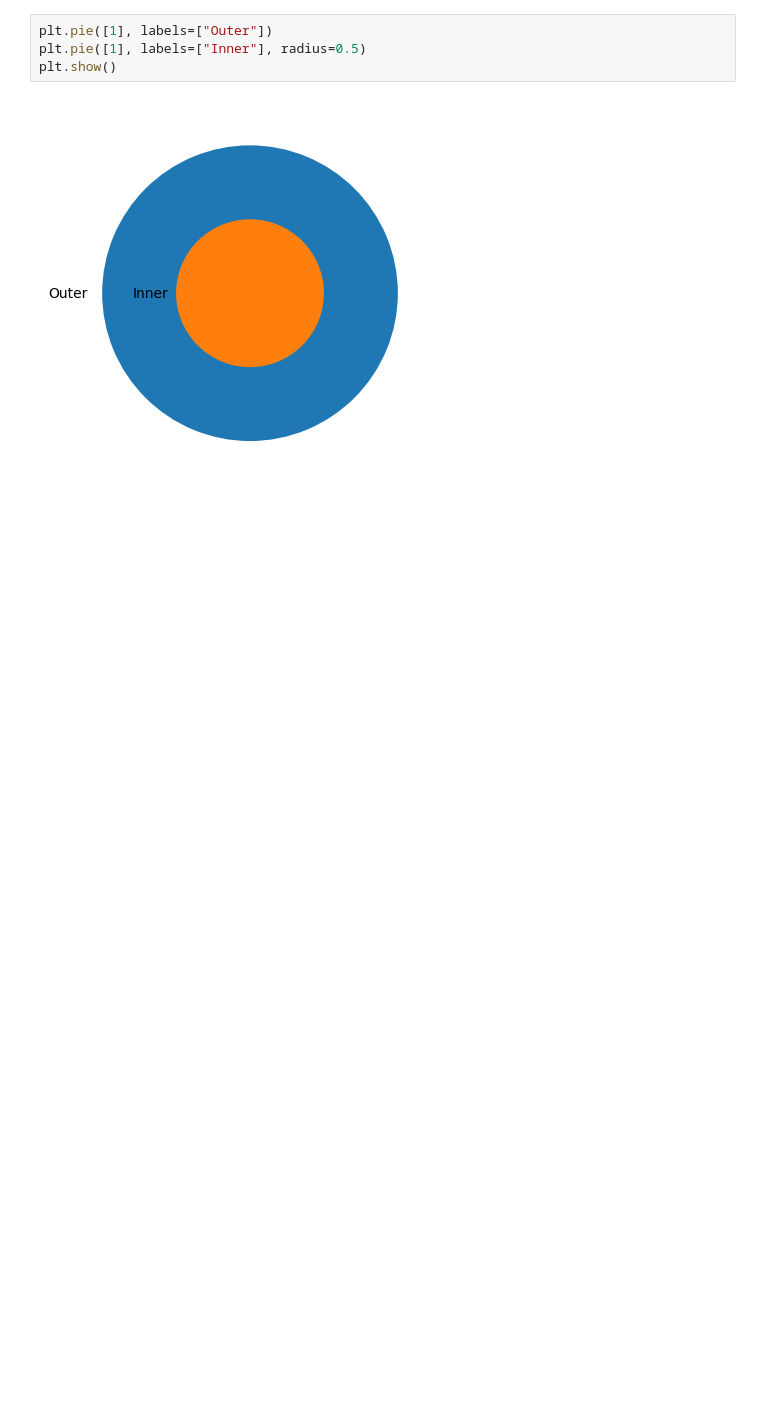
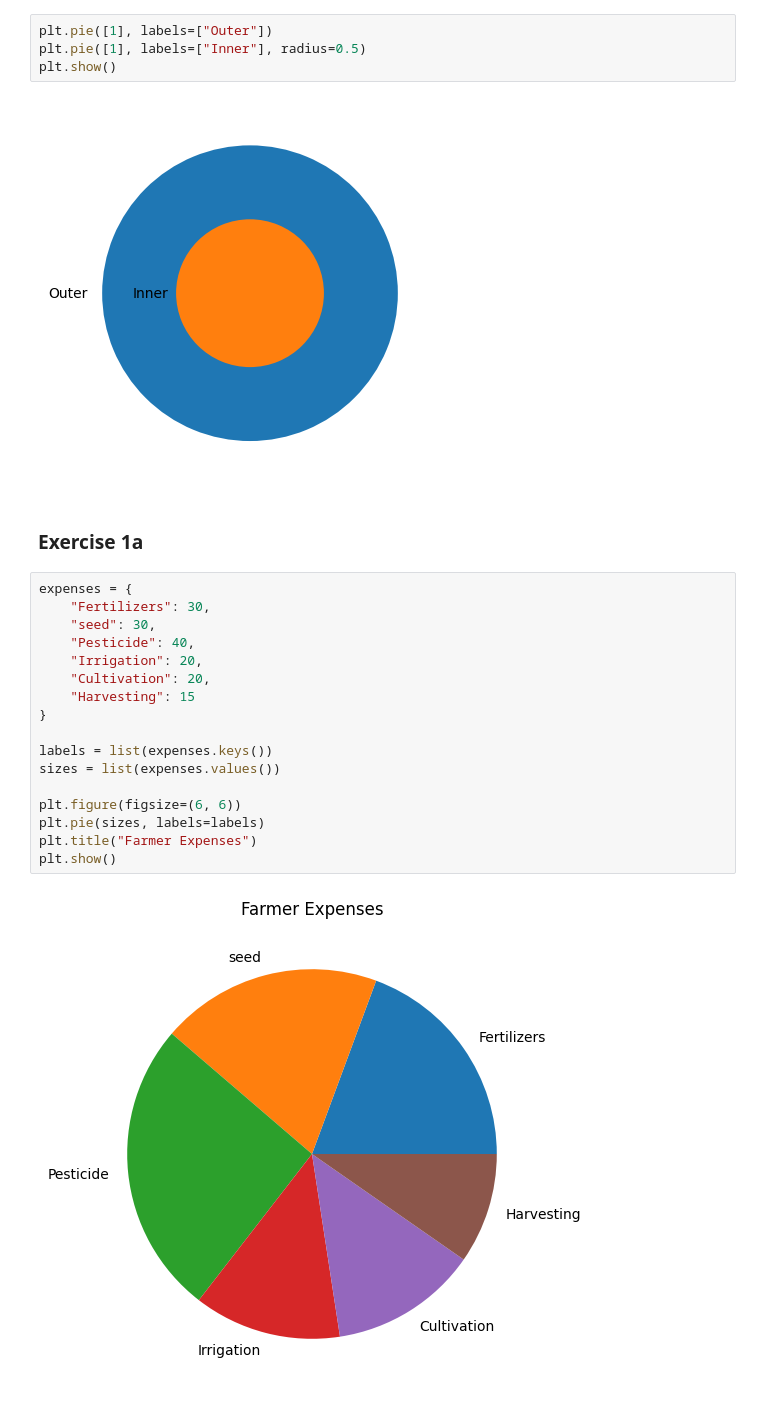
Before and after one commit to adocxwork/NDrive, a Jupyter notebook: ML Lab/Week 6/Lab 6_3.ipynb, the cells around one changed output. Drawn from its saved outputs; the diff is of its cells as text; blank space fills up the shorter version.

```diff
--- a/ML Lab/Week 6/Lab 6_3.ipynb
+++ b/ML Lab/Week 6/Lab 6_3.ipynb
@@ -113,3 +113,24 @@ plt.pie([1], labels=["Inner"], radius=0.5)
 plt.show()
 # %% [output]
 [figure]
+# %% [markdown]
+### Exercise 1a
+# %%
+expenses = {
+    "Fertilizers": 30,
+    "seed": 30,
+    "Pesticide": 40,
+    "Irrigation": 20,
+    "Cultivation": 20,
+    "Harvesting": 15
+}
+
+labels = list(expenses.keys())
+sizes = list(expenses.values())
+
+plt.figure(figsize=(6, 6))
+plt.pie(sizes, labels=labels)
+plt.title("Farmer Expenses")
+plt.show()
+# %% [output]
+[figure, added]
```
Also changed, not shown: parts of 5 cells of this notebook, 38 other files.
